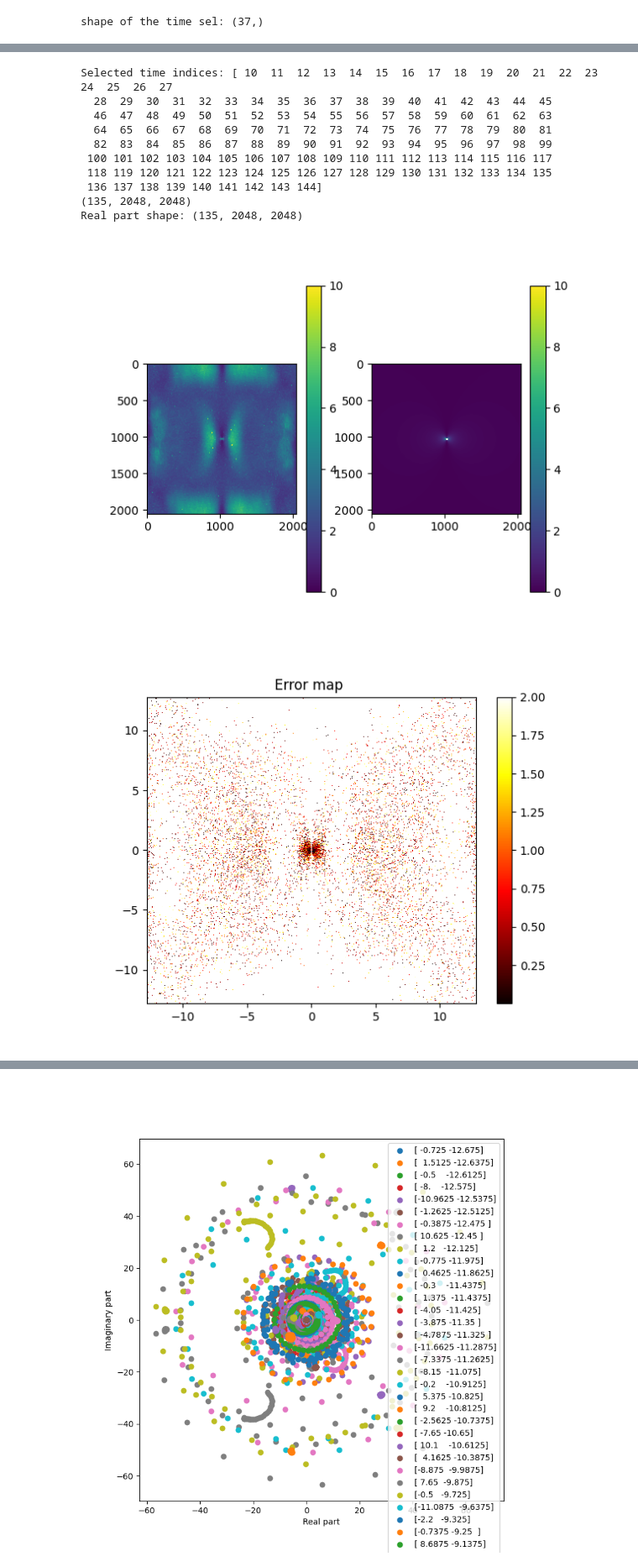
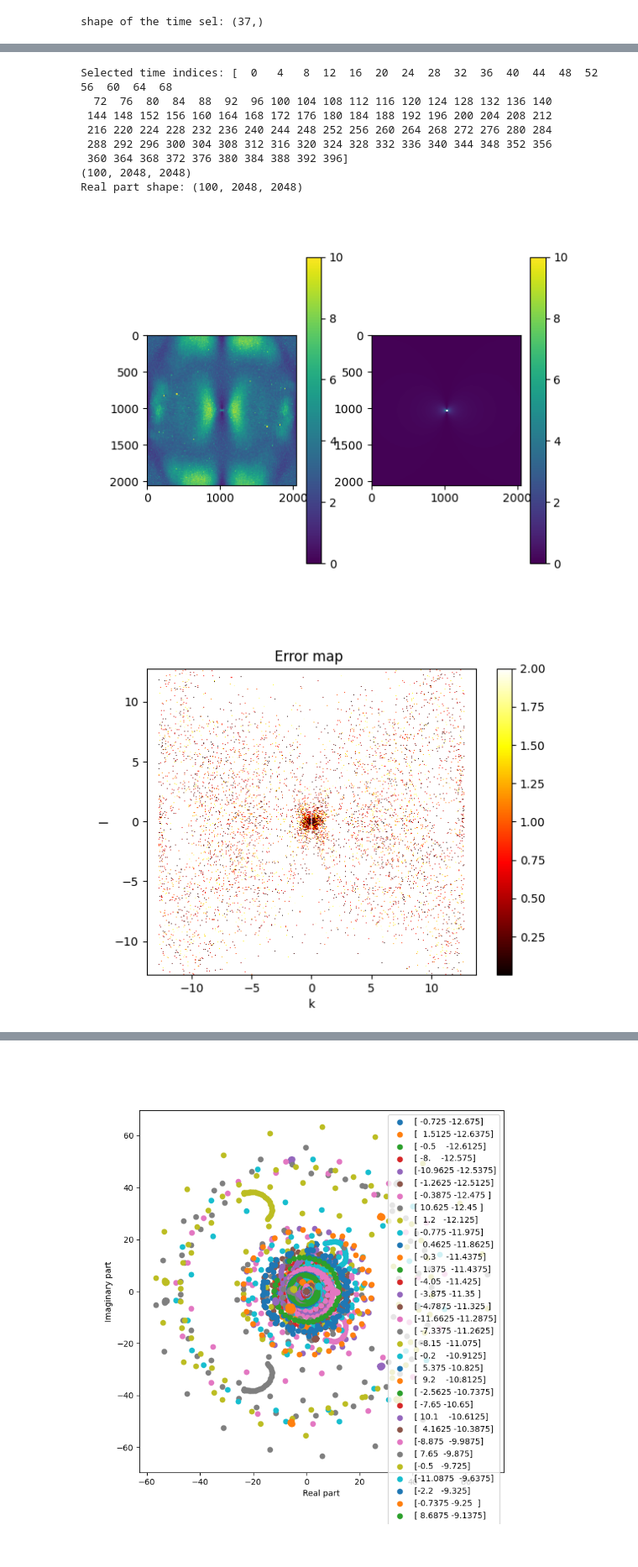
Before and after one commit to LennardMiller/Stage_M2, a Jupyter notebook: Rossby_diag.ipynb, the cells around one changed output, grey strips where cells are left out. Shown at 84% size. Saved outputs shown, nothing was run; the diff lists cells and outputs as text; code cells hidden in the pictures.

```diff
--- a/Rossby_diag.ipynb
+++ b/Rossby_diag.ipynb
@@ -20,7 +20,7 @@ print(np.shape(mode_file))
 # %%
 
 
-def fft2d_RI(psi, k, l, Lx, nx, ny, time_tab):
+def fft2d_RI_mode(psi, k, l, Lx, nx, ny, time_tab):
     real_part_tab = np.zeros_like(time_tab, dtype=float)
     imag_part_tab = np.zeros_like(time_tab, dtype=float)
     dx = Lx / nx
@@ -41,7 +41,7 @@ def fft2d_RI(psi, k, l, Lx, nx, ny, time_tab):
         psi_data = psi[time_sel, :, :]
 
         # 2D Fourier Transform
-        fft_result = np.fft.fft2(psi_data) * 2 / (nx * ny)
+        fft_result = np.fft.fft2(psi_data) / (nx * ny)
         fft_shifted = np.fft.fftshift(fft_result)  # Shift zero frequency component to center
 
         # Find the index of the closest value to k in kx_shifted
@@ -587,11 +512,11 @@ dataset = xr.open_dataset(Path + filenames[0], chunks={'time': 10})
 print(dataset.variables.keys())
 
 # Load variables in chunks
-t = dataset['time'].isel(time=slice(0, 400)).data
+t = dataset['time'].isel(time=slice(-400, -1)).data
 x = dataset['x'].data
 y = dataset['y'].data
-psi = dataset['psi'].isel(time=slice(0, 400), level=0).data
-q = dataset['q'].isel(time=slice(0, 400), level=0).data
+psi = dataset['psi'].isel(time=slice(-400, -1), level=0).data
+q = dataset['q'].isel(time=slice(-400, -1), level=0).data
 
 # Lecture des paramètres :
 param = io.read_params(Path)
@@ -940,7 +870,7 @@ KeyboardInterrupt:
 
 
 # List of the indices for the time of each snapshots
-time_sel_tab = np.arange(10, len(t), 1)
+time_sel_tab = np.arange(0, len(t), 4)
 print("Selected time indices:", time_sel_tab)
 
 # FFT Calculation
@@ -971,24 +901,25 @@ plt.imshow(puls_rossby_mat,vmax=10)
 plt.colorbar()
 plt.show()
 # %% [output]
-Selected time indices: [ 10  11  12  13  14  15  16  17  18  19  20  21  22  23  24  25  26  27
-  28  29  30  31  32  33  34  35  36  37  38  39  40  41  42  43  44  45
-  46  47  48  49  50  51  52  53  54  55  56  57  58  59  60  61  62  63
-  64  65  66  67  68  69  70  71  72  73  74  75  76  77  78  79  80  81
-  82  83  84  85  86  87  88  89  90  91  92  93  94  95  96  97  98  99
- 100 101 102 103 104 105 106 107 108 109 110 111 112 113 114 115 116 117
- 118 119 120 121 122 123 124 125 126 127 128 129 130 131 132 133 134 135
- 136 137 138 139 140 141 142 143 144]
-(135, 2048, 2048)
-Real part shape: (135, 2048, 2048)
+Selected time indices: [  0   4   8  12  16  20  24  28  32  36  40  44  48  52  56  60  64  68
+  72  76  80  84  88  92  96 100 104 108 112 116 120 124 128 132 136 140
+ 144 148 152 156 160 164 168 172 176 180 184 188 192 196 200 204 208 212
+ 216 220 224 228 232 236 240 244 248 252 256 260 264 268 272 276 280 284
+ 288 292 296 300 304 308 312 316 320 324 328 332 336 340 344 348 352 356
+ 360 364 368 372 376 380 384 388 392 396]
+(100, 2048, 2048)
+Real part shape: (100, 2048, 2048)
-[figure, old version]
+[figure, new version]
 # %%
-# Calculate inverse amplitude over time to avoid storing large arrays"
+#Plotting the error map of the 3rd criterium
 plt.figure()
 plt.pcolormesh(Kx,Ky,epsi3,cmap='hot',vmax=2)
 plt.colorbar()
 plt.title("Error map ")
+plt.xlabel('k')
+plt.ylabel('l')
+plt.axis('equal')
 plt.savefig("figures/Wave_sign/error_map+"+str(simu_name)+".png")
 plt.show()
 # %% [output]
-[figure, old version]
+[figure, new version]
```
Also changed, not shown: parts of 19 cells of this notebook, 6 other files.
